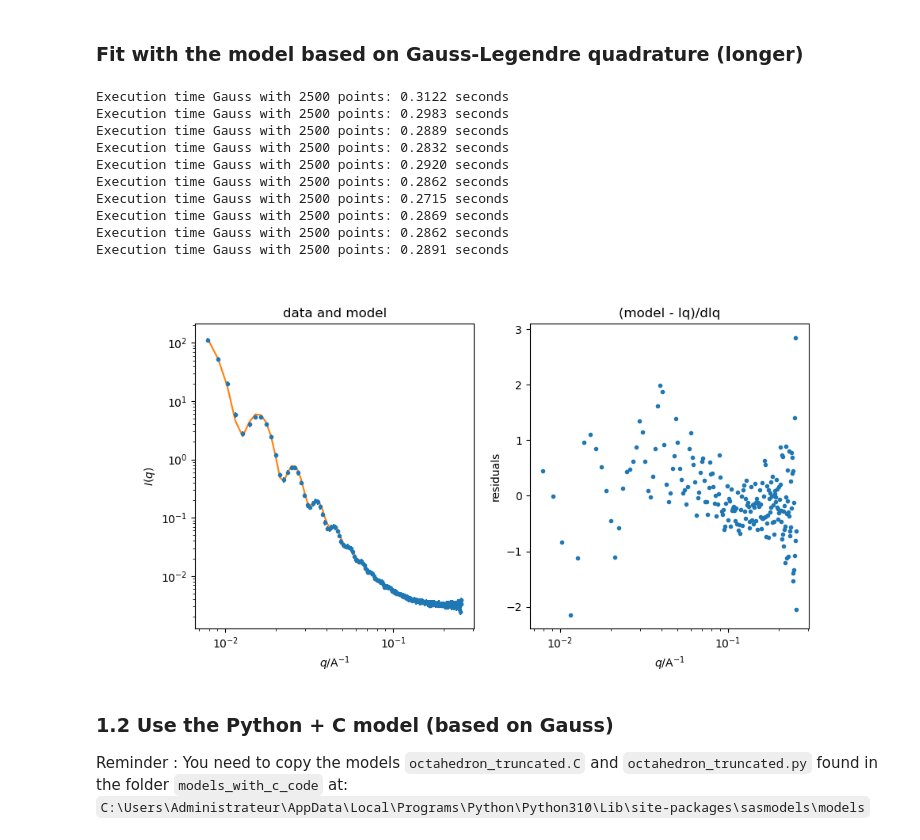
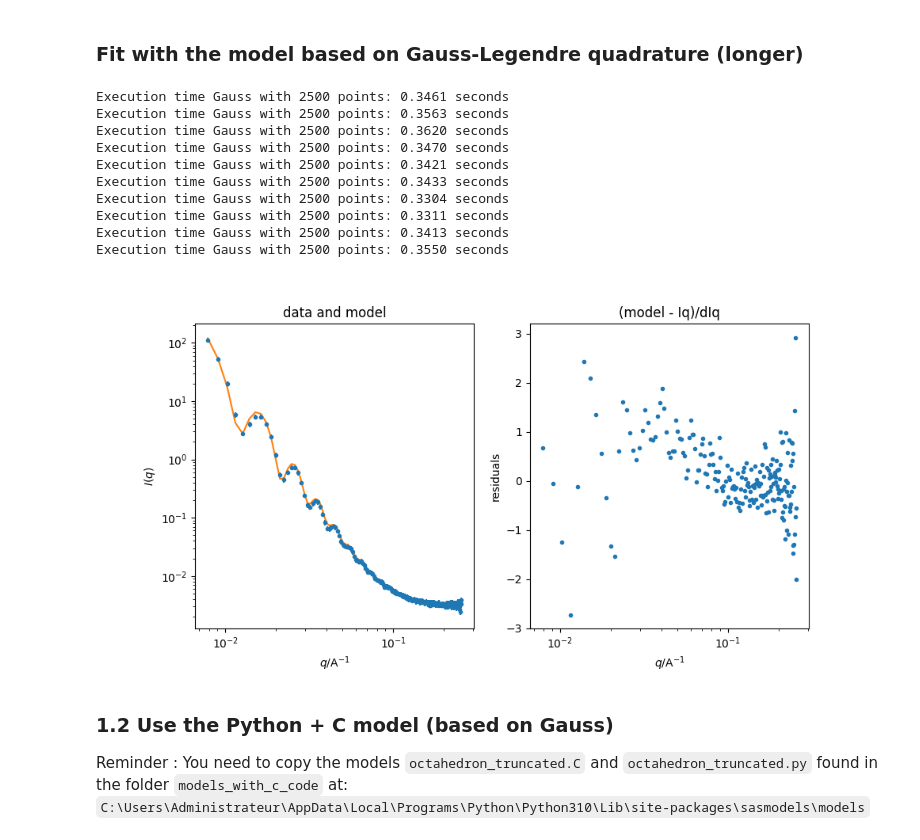
Before and after one commit to marimperorclerc/octahedra, a Jupyter notebook: Octa_general_all_quadratures.ipynb, the cells around one changed output. Cells and saved outputs as stored; diff of their text form; code cells hidden in the pictures.

```diff
--- a/Octa_general_all_quadratures.ipynb
+++ b/Octa_general_all_quadratures.ipynb
@@ -185,34 +189,36 @@ Execution time Lebedev with 974 points: 0.1252 seconds
 # %%
 kernel = sasmodels.core.load_model("octa_general_gauss")
 params = {
     "background": 0.003,
-    "scale": 2.86e-6,
+    "scale": 2.4e+1,
     "length_a": 538,
     "t":0.75,
     "npoints_gauss" : 50,
     "length_a_pd_type": 'gaussian', #type of polydispersity function
     "length_a_pd": 0.06, #polydispersity
     "length_a_pd_n": 10, #number of steps in polydispersity
-    "length_a_pd_nsigma": 3 #range as multiple of sigma
+    "length_a_pd_nsigma": 3, #range as multiple of sigma
+    "sld": 4.e-6,
+    "sld_solvent": 1.e-6
 
 }
 modelfit = sasmodels.bumps_model.Model(kernel, **params)
 experiment = sasmodels.bumps_model.Experiment(data=data, model=modelfit)
 
 plt.figure(figsize=(10,5))
 experiment.plot()
 # %% [output]
-Execution time Gauss with 2500 points: 0.3122 seconds
-Execution time Gauss with 2500 points: 0.2983 seconds
-Execution time Gauss with 2500 points: 0.2889 seconds
-Execution time Gauss with 2500 points: 0.2832 seconds
-Execution time Gauss with 2500 points: 0.2920 seconds
-Execution time Gauss with 2500 points: 0.2862 seconds
-Execution time Gauss with 2500 points: 0.2715 seconds
-Execution time Gauss with 2500 points: 0.2869 seconds
-Execution time Gauss with 2500 points: 0.2862 seconds
-Execution time Gauss with 2500 points: 0.2891 seconds
+Execution time Gauss with 2500 points: 0.3461 seconds
+Execution time Gauss with 2500 points: 0.3563 seconds
+Execution time Gauss with 2500 points: 0.3620 seconds
+Execution time Gauss with 2500 points: 0.3470 seconds
+Execution time Gauss with 2500 points: 0.3421 seconds
+Execution time Gauss with 2500 points: 0.3433 seconds
+Execution time Gauss with 2500 points: 0.3304 seconds
+Execution time Gauss with 2500 points: 0.3311 seconds
+Execution time Gauss with 2500 points: 0.3413 seconds
+Execution time Gauss with 2500 points: 0.3550 seconds
-[figure, old version]
+[figure, new version]
 # %% [markdown]
 ### 1.2 Use the Python + C model (based on Gauss)
 Reminder : You need to copy the models `octahedron_truncated.C` and `octahedron_truncated.py` found in the folder `models_with_c_code` at:   `C:\Users\Administrateur\AppData\Local\Programs\Python\Python310\Lib\site-packages\sasmodels\models`
```
Also changed, not shown: parts of 7 cells of this notebook, 3 other files.
